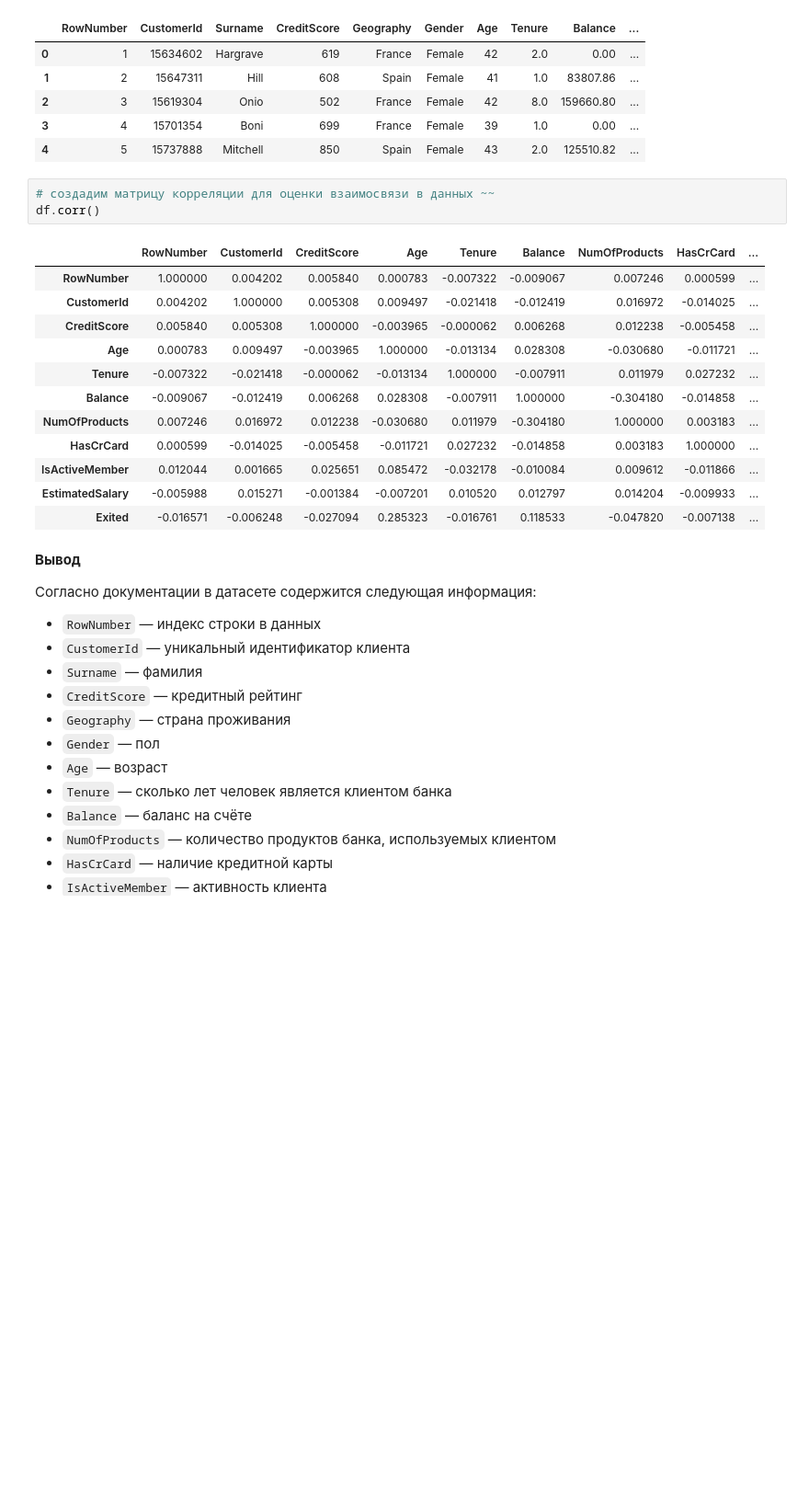
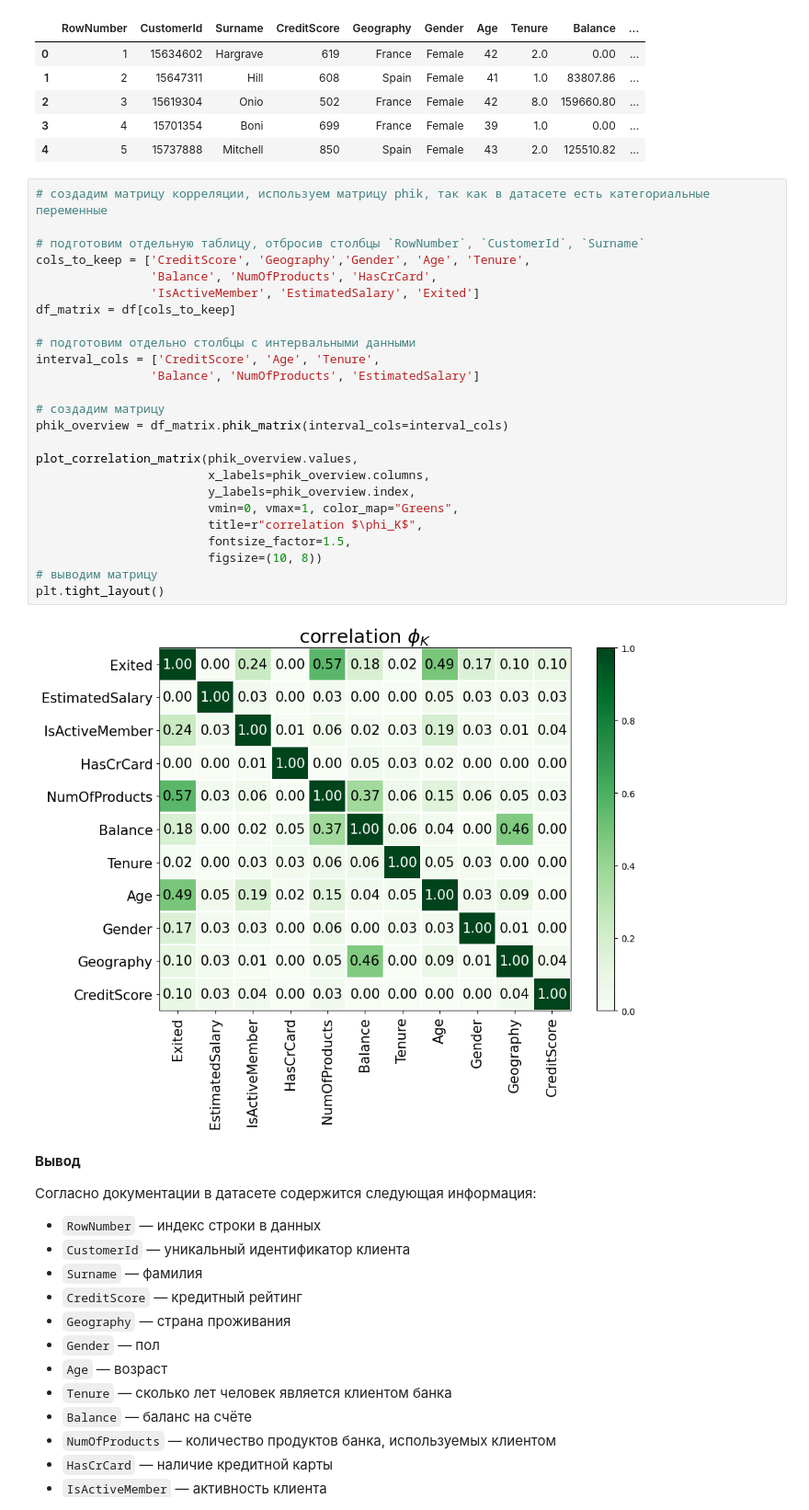
Before and after one commit to NasijiaN/bank_churn, a Jupyter notebook: bank_churn.ipynb, the cells around one changed output. Shown: that part at 92% size. Drawn from its saved outputs; the diff is of its cells as text; blank space fills up the shorter version.

Commit message:
Добавление матрицы корреляции 'Phik'

```diff
--- a/bank_churn.ipynb
+++ b/bank_churn.ipynb
@@ -63,22 +84,33 @@ memory usage: 1.1+ MB
 | 2 | 3 | 15619304 | Onio | 502 | France | Female | 42 | 8.0 | 159660.80 | ... |
 | 3 | 4 | 15701354 | Boni | 699 | France | Female | 39 | 1.0 | 0.00 | ... |
 | 4 | 5 | 15737888 | Mitchell | 850 | Spain | Female | 43 | 2.0 | 125510.82 | ... |
-# %%
-# создадим матрицу корреляции для оценки взаимосвязи в данных ~~
-df.corr()
-# %% [output]
-|  | RowNumber | CustomerId | CreditScore | Age | Tenure | Balance | NumOfProducts | HasCrCard | ... |
-| RowNumber | 1.000000 | 0.004202 | 0.005840 | 0.000783 | -0.007322 | -0.009067 | 0.007246 | 0.000599 | ... |
-| CustomerId | 0.004202 | 1.000000 | 0.005308 | 0.009497 | -0.021418 | -0.012419 | 0.016972 | -0.014025 | ... |
-| CreditScore | 0.005840 | 0.005308 | 1.000000 | -0.003965 | -0.000062 | 0.006268 | 0.012238 | -0.005458 | ... |
-| Age | 0.000783 | 0.009497 | -0.003965 | 1.000000 | -0.013134 | 0.028308 | -0.030680 | -0.011721 | ... |
-| Tenure | -0.007322 | -0.021418 | -0.000062 | -0.013134 | 1.000000 | -0.007911 | 0.011979 | 0.027232 | ... |
-| Balance | -0.009067 | -0.012419 | 0.006268 | 0.028308 | -0.007911 | 1.000000 | -0.304180 | -0.014858 | ... |
-| NumOfProducts | 0.007246 | 0.016972 | 0.012238 | -0.030680 | 0.011979 | -0.304180 | 1.000000 | 0.003183 | ... |
-| HasCrCard | 0.000599 | -0.014025 | -0.005458 | -0.011721 | 0.027232 | -0.014858 | 0.003183 | 1.000000 | ... |
-| IsActiveMember | 0.012044 | 0.001665 | 0.025651 | 0.085472 | -0.032178 | -0.010084 | 0.009612 | -0.011866 | ... |
-| EstimatedSalary | -0.005988 | 0.015271 | -0.001384 | -0.007201 | 0.010520 | 0.012797 | 0.014204 | -0.009933 | ... |
-| Exited | -0.016571 | -0.006248 | -0.027094 | 0.285323 | -0.016761 | 0.118533 | -0.047820 | -0.007138 | ... |
+# %%
+# создадим матрицу корреляции, используем матрицу phik, так как в датасете есть категориальные переменные
+
+# подготовим отдельную таблицу, отбросив столбцы `RowNumber`, `CustomerId`, `Surname`
+cols_to_keep = ['CreditScore', 'Geography','Gender', 'Age', 'Tenure',
+                'Balance', 'NumOfProducts', 'HasCrCard',
+                'IsActiveMember', 'EstimatedSalary', 'Exited']
+df_matrix = df[cols_to_keep]
+
+# подготовим отдельно столбцы с интервальными данными
+interval_cols = ['CreditScore', 'Age', 'Tenure',
+                'Balance', 'NumOfProducts', 'EstimatedSalary']
+
+# создадим матрицу
+phik_overview = df_matrix.phik_matrix(interval_cols=interval_cols)
+
+plot_correlation_matrix(phik_overview.values,
+                        x_labels=phik_overview.columns,
+                        y_labels=phik_overview.index,
+                        vmin=0, vmax=1, color_map="Greens",
+                        title=r"correlation $\phi_K$",
+                        fontsize_factor=1.5,
+                        figsize=(10, 8))
+# выводим матрицу
+plt.tight_layout()
+# %% [output]
+[figure, added]
 # %% [markdown]
 **Вывод**
 
```
Also changed, not shown: parts of 2 cells of this notebook.
